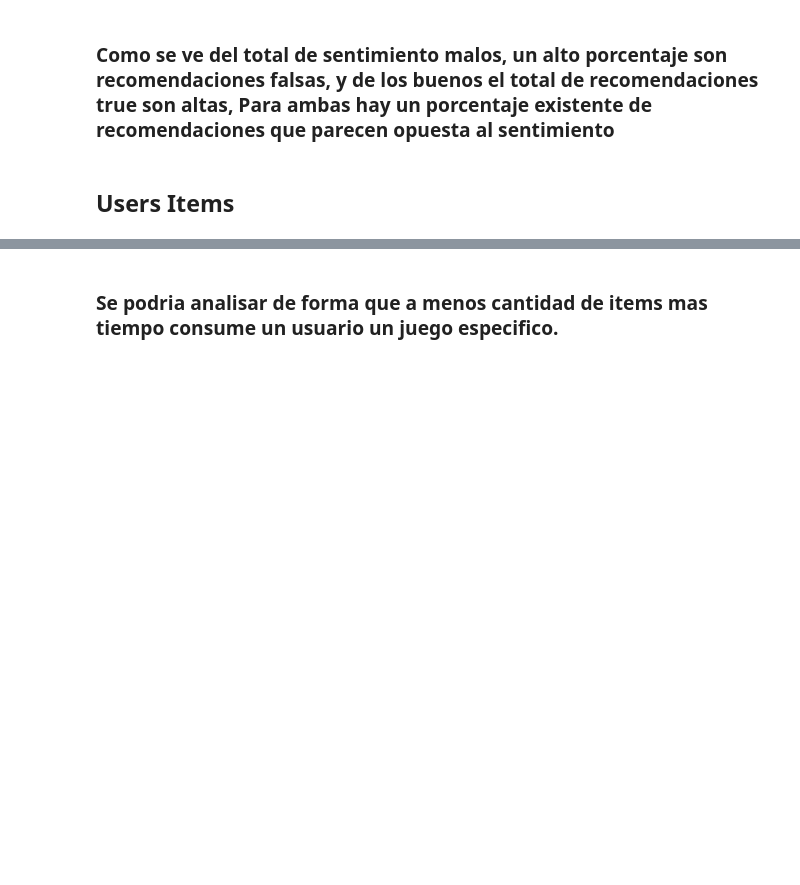
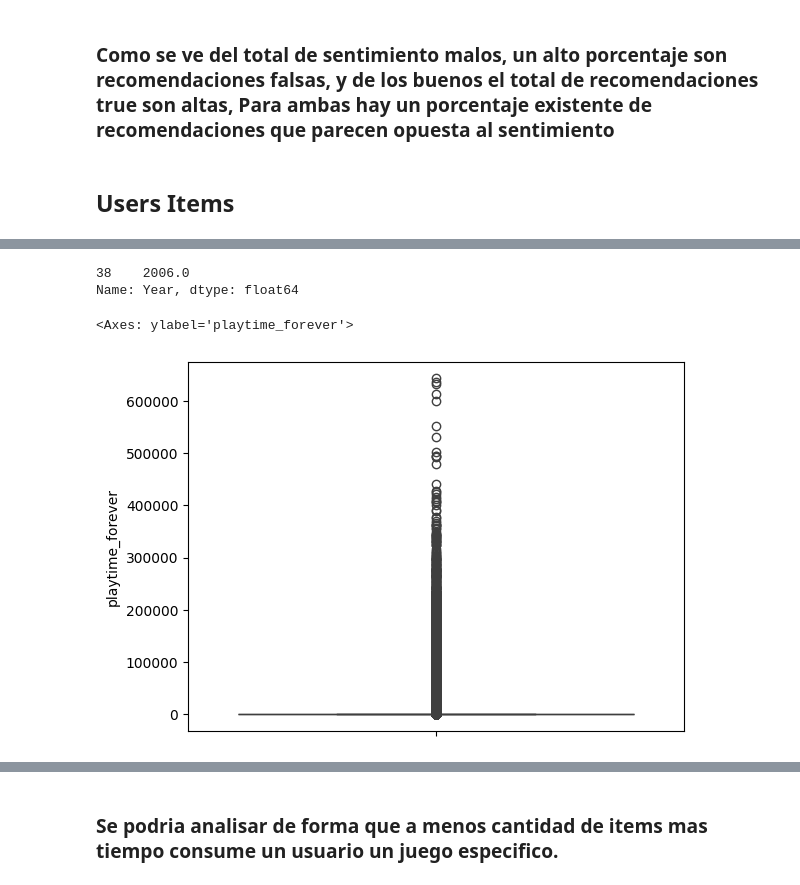
Before and after one commit to brunozenobio/PI_MLOps, a Jupyter notebook: EDA_preprocesamiento.ipynb, the cells around one changed output, grey strips where cells are left out. Cells and saved outputs as stored; diff of their text form; code cells hidden in the pictures; blank space fills up the shorter version.

```diff
--- a/EDA_preprocesamiento.ipynb
+++ b/EDA_preprocesamiento.ipynb
@@ -67,3 +130,15 @@ user_items_proc.describe()
+# %%
+user_items_proc['playtime_forever'].idxmax()
+id = user_items_proc.iloc[587715]['item_id']
+steam_games[steam_games['id'] == id]['Year']
+# %% [output]
+38    2006.0
+Name: Year, dtype: float64
+# %%
+sns.boxplot(data=user_items_proc,y='playtime_forever')
+# %% [output]
+<Axes: ylabel='playtime_forever'>
+[figure, added]
 # %%
 sns.scatterplot(data=user_items_proc,x='items_count',y='playtime_forever')
 plt.show()
```
Also changed, not shown: parts of 15 cells of this notebook, 3 other files.
